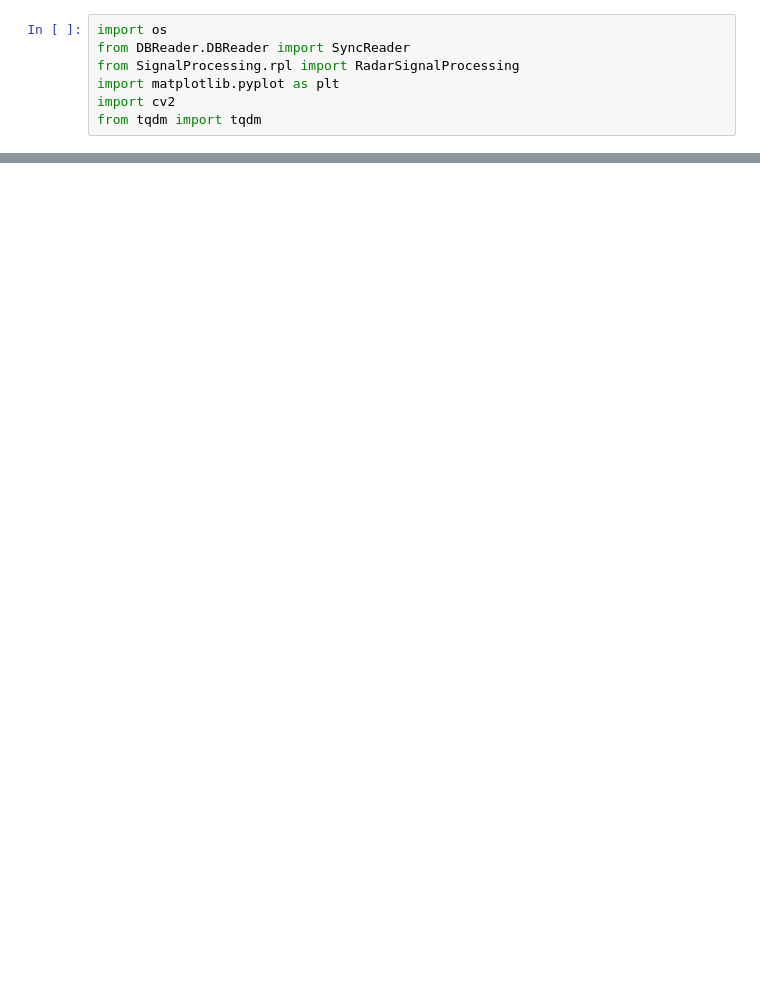
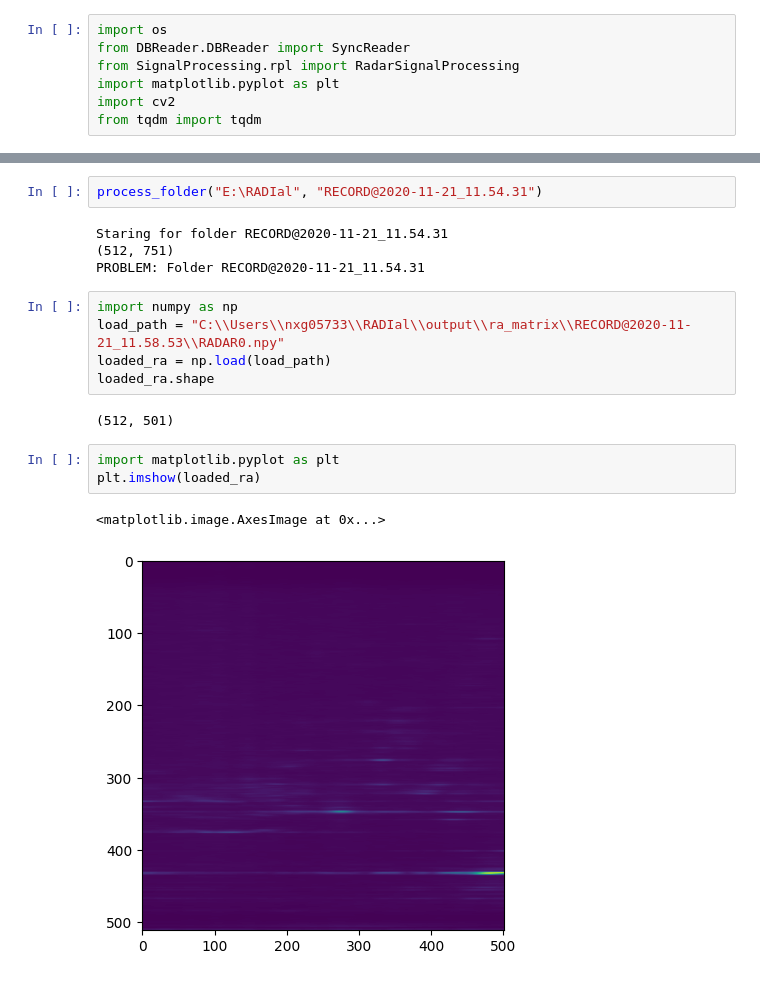
Before and after one commit to PhobosX15/RADIal, a Jupyter notebook: data_loader.ipynb, the cells around one changed output, grey strips where cells are left out. Cells and saved outputs as stored; diff of their text form; blank space fills up the shorter version.

```diff
--- a/data_loader.ipynb
+++ b/data_loader.ipynb
@@ -62,0 +106,19 @@ for folder in folders:
+# %%
+process_folder("E:\RADIal", "RECORD@2020-11-21_11.54.31")
+# %% [output]
+Staring for folder RECORD@2020-11-21_11.54.31
+(512, 751)
+PROBLEM: Folder RECORD@2020-11-21_11.54.31
+# %%
+import numpy as np
+load_path = "C:\\Users\\nxg05733\\RADIal\\output\\ra_matrix\\RECORD@2020-11-21_11.58.53\\RADAR0.npy"
+loaded_ra = np.load(load_path)
+loaded_ra.shape
+# %% [output]
+(512, 501)
+# %%
+import matplotlib.pyplot as plt
+plt.imshow(loaded_ra)
+# %% [output]
+<matplotlib.image.AxesImage at 0x...>
+[figure, added]
```
Also changed, not shown: parts of 11 cells of this notebook, 4 other files.
